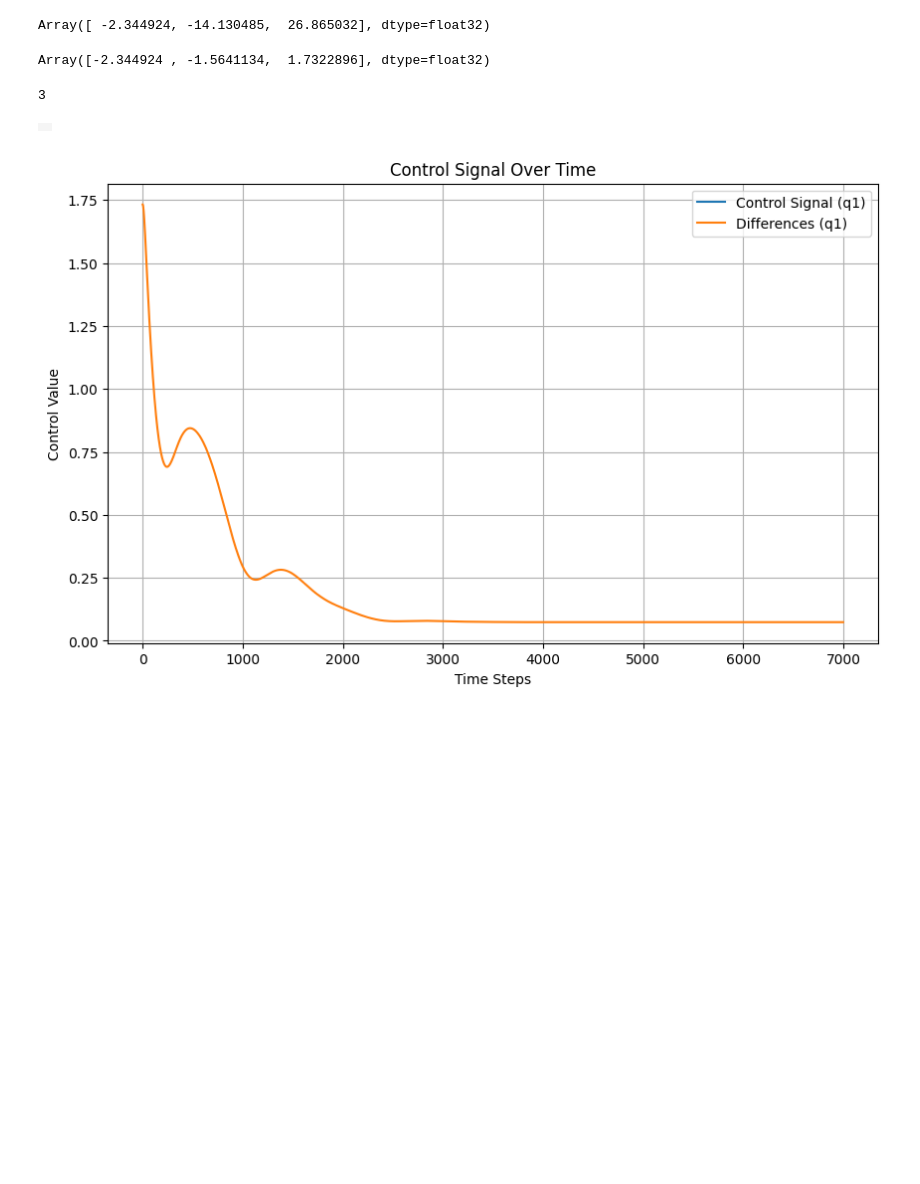
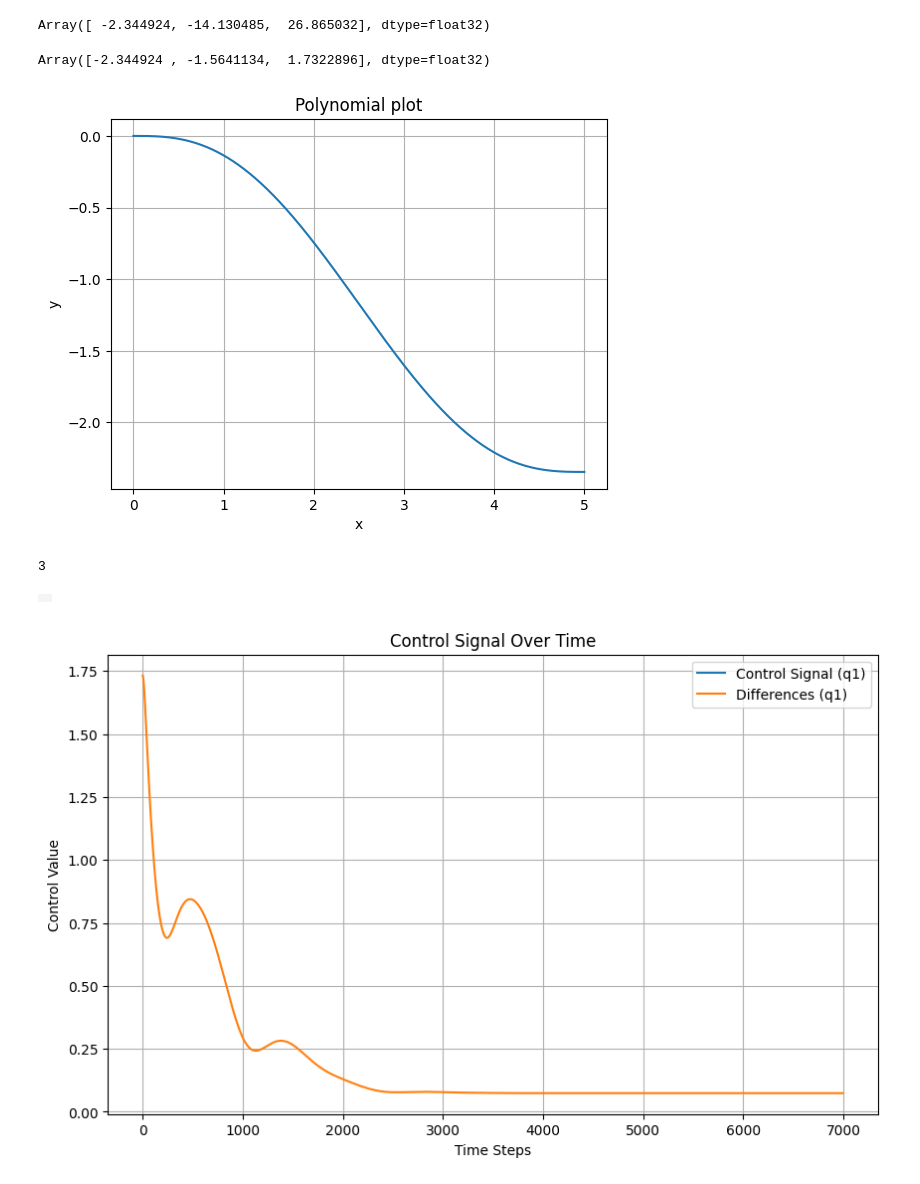
Before and after one commit to AlexanderJernstrom/robotics-learning, a Jupyter notebook: rl/robotarm/robot_control.ipynb, the cells around one changed output. Cells and saved outputs as stored; diff of their text form; code cells hidden in the pictures; blank space fills up the shorter version.

Commit message:
Made the controller much smoother using proper trajectory

```diff
--- a/rl/robotarm/robot_control.ipynb
+++ b/rl/robotarm/robot_control.ipynb
@@ -109,6 +110,57 @@ q_res = vmap_transform(q)
 q_res
 # %% [output]
 Array([-2.344924 , -1.5641134,  1.7322896], dtype=float32)
+# %%
+import matplotlib.pyplot as plt
+q1_constants = jnp.array([
+    q0[0],
+    0,
+    0,
+    q_res[0],
+    0,
+    0
+])
+q1_trajectory = Trajectory(constants=q1_constants, horizon=5)
+q1_polynomial = q1_trajectory.generate()
+
+q1_values = jnp.polyval(jnp.flip(q1_polynomial),jnp.linspace(0, 5, 5000))
+
+q2_constants = jnp.array([
+    q0[1],
+    0,
+    0,
+    q_res[1],
+    0,
+    0
+])
+q2_trajectory = Trajectory(constants=q2_constants, horizon=5)
+q2_polynomial = q2_trajectory.generate()
+
+q2_values = jnp.polyval(jnp.flip(q2_polynomial),jnp.linspace(0, 5, 5000))
+
+q3_constants = jnp.array([
+    q0[2],
+    0,
+    0,
+    q_res[2],
+    0,
+    0
+])
+q3_trajectory = Trajectory(constants=q3_constants, horizon=5)
+q3_polynomial = q3_trajectory.generate()
+q3_values = jnp.polyval(jnp.flip(q3_polynomial),jnp.linspace(0, 5, 5000))
+
+
+xs = jnp.linspace(0, 5, 5000)
+ys = jnp.polyval(jnp.flip(q1_polynomial), xs)
+plt.plot(xs, ys)
+plt.xlabel("x")
+plt.ylabel("y")
+plt.title("Polynomial plot")
+plt.grid(True)
+plt.show()
+# %% [output]
+[figure, added]
 # %%
 scene_option = mujoco.MjvOption()
 scene_option.flags[mujoco.mjtVisFlag.mjVIS_JOINT] = True
```
Also changed, not shown: parts of 3 cells of this notebook, 1 other file.
